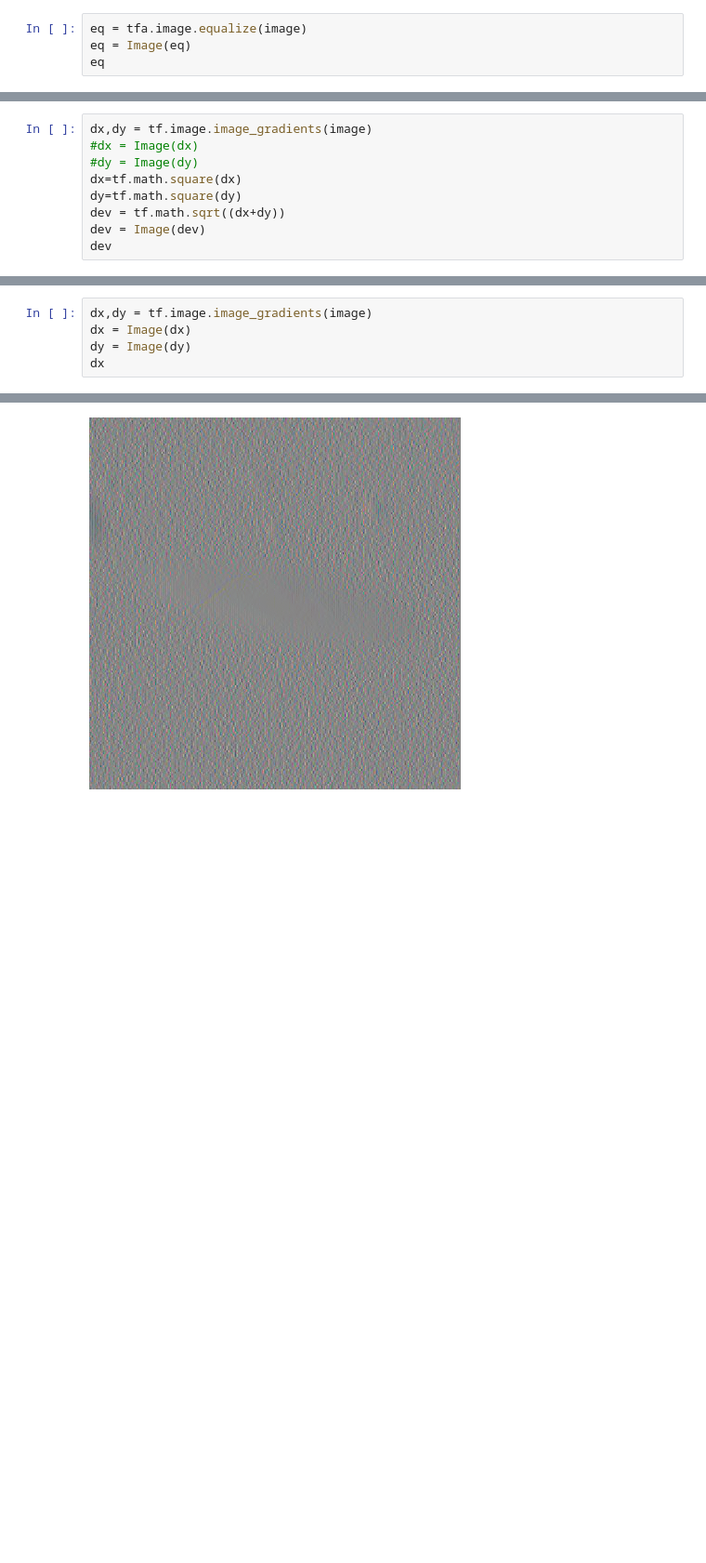
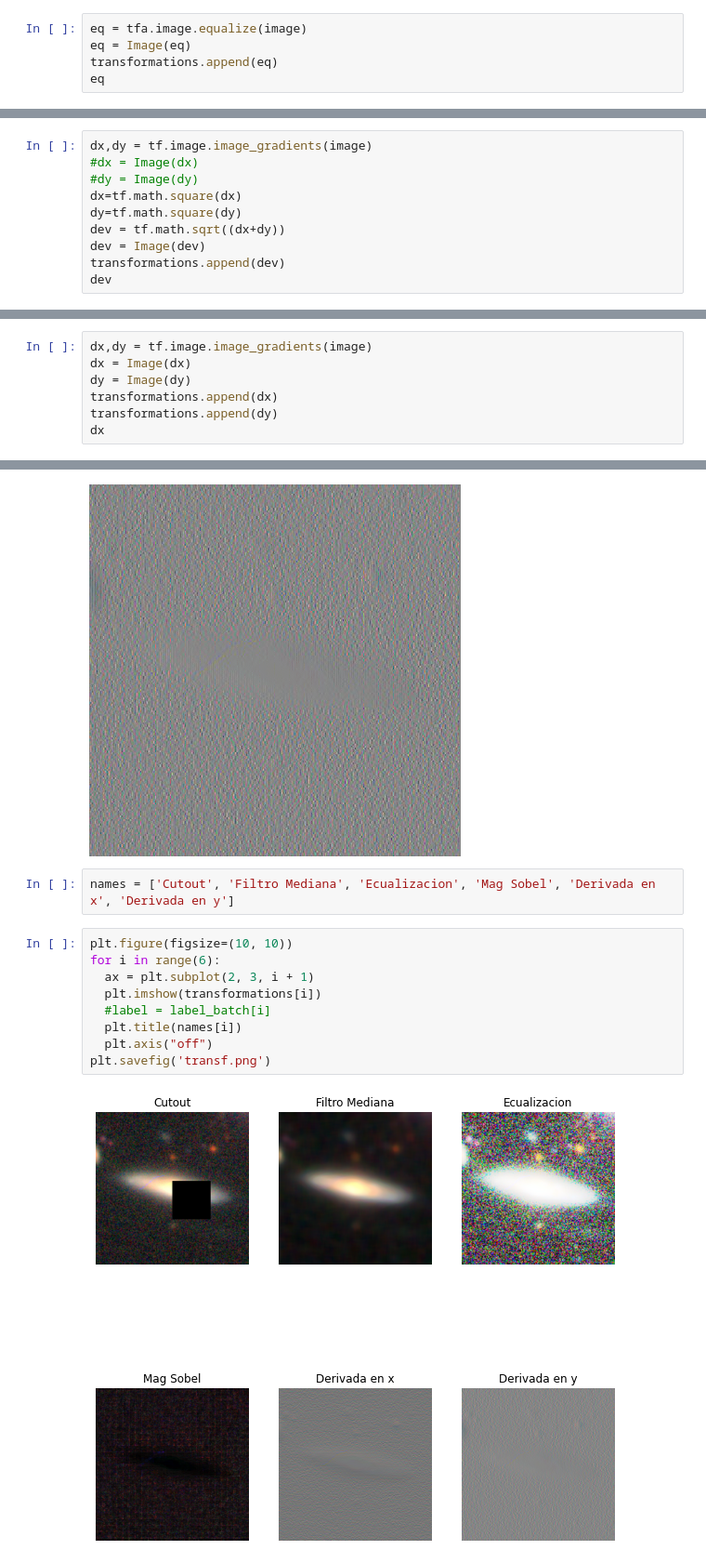
Before and after one commit to Pedri0/Modified-SimCLR, a Jupyter notebook: SimCLRTF2/Notebooks_for_debug/Transformations with tfa.ipynb, the cells around one changed output, grey strips where cells are left out. Shown at 93% size. Saved outputs shown, nothing was run; the diff lists cells and outputs as text; blank space fills up the shorter version.

Commit message:
avanza con las transformaciones

```diff
--- a/SimCLRTF2/Notebooks_for_debug/Transformations with tfa.ipynb
+++ b/SimCLRTF2/Notebooks_for_debug/Transformations with tfa.ipynb
@@ -39,6 +43,7 @@ mean
 # %%
 eq = tfa.image.equalize(image)
 eq = Image(eq)
+transformations.append(eq)
 eq
 # %% [output]
 WARNING:tensorflow:From /home/pedri0/anaconda3/envs/SIM/lib/python3.7/site-packages/tensorflow/python/ops/array_ops.py:5047: calling gather (from tensorflow.python.ops.array_ops) with validate_indices ...
@@ -53,6 +58,7 @@ dx=tf.math.square(dx)
 dy=tf.math.square(dy)
 dev = tf.math.sqrt((dx+dy))
 dev = Image(dev)
+transformations.append(dev)
 dev
 # %% [output]
 [figure]
@@ -60,6 +66,8 @@ dev
 dx,dy = tf.image.image_gradients(image)
 dx = Image(dx)
 dy = Image(dy)
+transformations.append(dx)
+transformations.append(dy)
 dx
 # %% [output]
 [figure]
@@ -67,6 +75,19 @@ dx
 dy
 # %% [output]
 [figure]
+# %%
+names = ['Cutout', 'Filtro Mediana', 'Ecualizacion', 'Mag Sobel', 'Derivada en x', 'Derivada en y']
+# %%
+plt.figure(figsize=(10, 10))
+for i in range(6):
+  ax = plt.subplot(2, 3, i + 1)
+  plt.imshow(transformations[i])
+  #label = label_batch[i]
+  plt.title(names[i])
+  plt.axis("off")
+plt.savefig('transf.png')
+# %% [output]
+[figure, added]
 # %%
 image = tf.keras.preprocessing.image.load_img('J000047.88+141639.1.jpg')
 image = Tensor(image)
```
Also changed, not shown: parts of 6 cells of this notebook, 15 other files.
